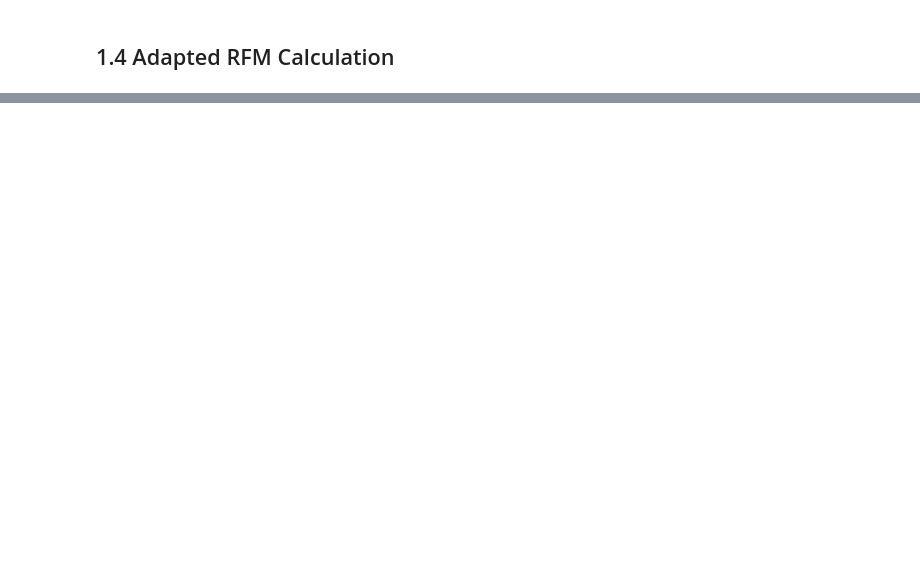
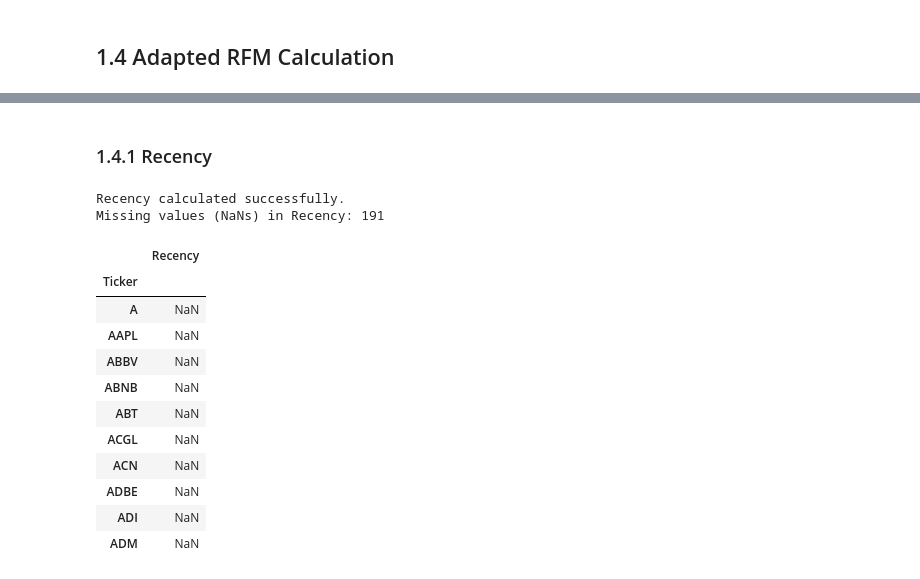
Before and after one commit to Govindu-Sathruwan/CRM-CM-CW1, a Jupyter notebook: CRM_&_CM_CW1.ipynb, the cells around one changed output, grey strips where cells are left out. Saved outputs shown, nothing was run; the diff lists cells and outputs as text; code cells hidden in the pictures; blank space fills up the shorter version.

```diff
--- a/CRM_&_CM_CW1.ipynb
+++ b/CRM_&_CM_CW1.ipynb
@@ -394,0 +447,48 @@ Rows remaining: 101296
+# %% [markdown]
+### 1.4.1 Recency
+# %%
+# Ensure observation_date is a pandas Timestamp
+observation_date = pd.to_datetime(observation_date)
+
+# Filter high volume days up to the observation date
+high_vol_study_period = high_vol_days.loc[:, :observation_date]
+
+# Initialize series for recency
+recency_series = pd.Series(index=high_vol_study_period.index, dtype=float)
+
+for ticker in high_vol_study_period.index:
+    # Find dates where this ticker had high volume days
+    ticker_series = high_vol_study_period.loc[ticker]
+    high_vol_dates = ticker_series.index[ticker_series == True]
+
+    if len(high_vol_dates) > 0:
+        # Find the latest qualifying high volume date
+        latest_date = pd.to_datetime(high_vol_dates.max())
+        # Calculate calendar day difference
+        days_diff = (observation_date - latest_date).days
+        recency_series[ticker] = days_diff
+    else:
+        # No qualifying high volume event found
+        recency_series[ticker] = np.nan
+
+# Convert to a DataFrame
+recency_df = recency_series.to_frame(name='Recency')
+
+print("Recency calculated successfully.")
+print(f"Missing values (NaNs) in Recency: {recency_df['Recency'].isna().sum()}")
+display(recency_df.head(10))
+# %% [output]
+Recency calculated successfully.
+Missing values (NaNs) in Recency: 191
+|  | Recency |
+| Ticker |  |
+| A | NaN |
+| AAPL | NaN |
+| ABBV | NaN |
+| ABNB | NaN |
+| ABT | NaN |
+| ACGL | NaN |
+| ACN | NaN |
+| ADBE | NaN |
+| ADI | NaN |
+| ADM | NaN |
```
Also changed, not shown: parts of 16 cells of this notebook.
